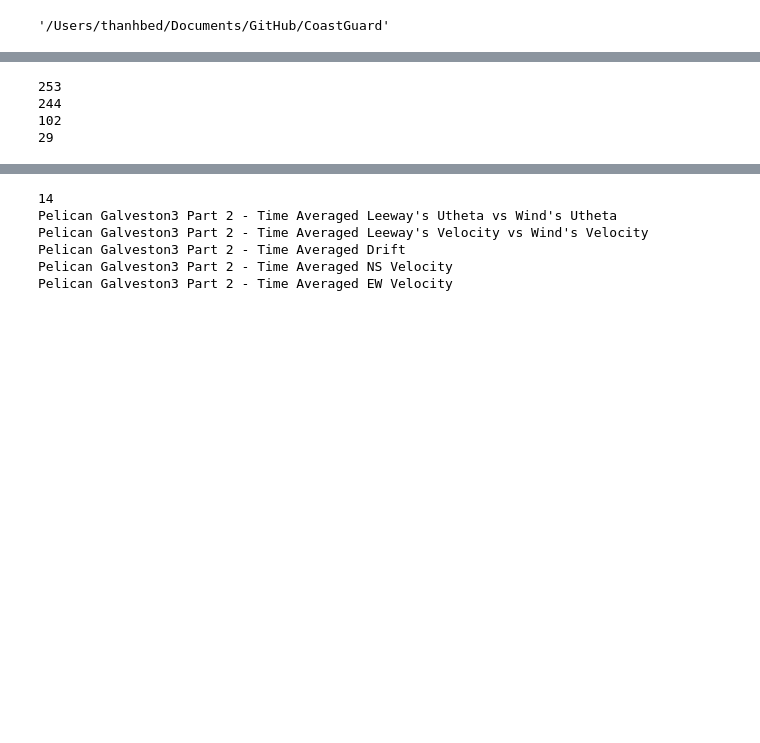
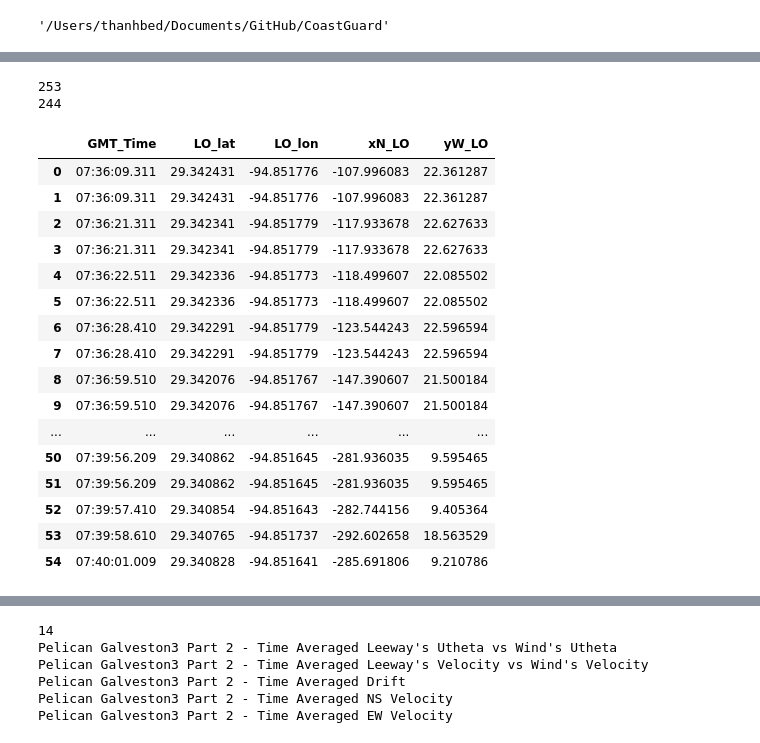
Before and after one commit to thanhtrant219/CoastGuard, a Jupyter notebook: CoastGuard_Data_Main.ipynb, the cells around one changed output, grey strips where cells are left out. Cells and saved outputs as stored; diff of their text form; code cells hidden in the pictures; blank space fills up the shorter version.

```diff
--- a/CoastGuard_Data_Main.ipynb
+++ b/CoastGuard_Data_Main.ipynb
@@ -145,20 +168,36 @@ def compare_plot(y1,y2,name,ylabel,label1,label2):
 # %%
 Wdf = pd.read_csv("./Data/wind_data_processed.csv")
 
 df =pd.read_excel("./Data/Leeway_Est_Separated_Images_GV3_Part_2/Mannequin_Time_lat_lon_xN_yW (GV3_P2_MS1).xlsx")
 Mdf1 = wind_data(df,Wdf)
 
 df =pd.read_excel("./Data/Leeway_Est_Separated_Images_GV3_Part_2/Mannequin_Time_lat_lon_xN_yW (GV3_P2_MS2).xlsx")
 Mdf2 = wind_data(df,Wdf)
 
 
-df =pd.read_excel("./Data/Leeway_Est_Separated_Images_GV3_Part_2/Pelican_Time_lat_lon_xN_yW (GV3_P2_MS1).xlsx")
-Pdf1 = wind_data(df,Wdf)
+df1 =pd.read_excel("./Data/Leeway_Est_Separated_Images_GV3_Part_2/Pelican_Time_lat_lon_xN_yW (GV3_P2_MS1).xlsx")
+# Pdf1 = wind_data(df,Wdf)
 
-df =pd.read_excel("./Data/Leeway_Est_Separated_Images_GV3_Part_2/Pelican_Time_lat_lon_xN_yW (GV3_P2_MS2).xlsx")
-Pdf2 = wind_data(df,Wdf)
+df2 =pd.read_excel("./Data/Leeway_Est_Separated_Images_GV3_Part_2/Pelican_Time_lat_lon_xN_yW (GV3_P2_MS2).xlsx")
+# Pdf2 = wind_data(df,Wdf)
+df
 # %% [output]
 253
 244
-102
-29
+|  | GMT_Time | LO_lat | LO_lon | xN_LO | yW_LO |
+| 0 | 07:36:09.311 | 29.342431 | -94.851776 | -107.996083 | 22.361287 |
+| 1 | 07:36:09.311 | 29.342431 | -94.851776 | -107.996083 | 22.361287 |
+| 2 | 07:36:21.311 | 29.342341 | -94.851779 | -117.933678 | 22.627633 |
+| 3 | 07:36:21.311 | 29.342341 | -94.851779 | -117.933678 | 22.627633 |
+| 4 | 07:36:22.511 | 29.342336 | -94.851773 | -118.499607 | 22.085502 |
+| 5 | 07:36:22.511 | 29.342336 | -94.851773 | -118.499607 | 22.085502 |
+| 6 | 07:36:28.410 | 29.342291 | -94.851779 | -123.544243 | 22.596594 |
+| 7 | 07:36:28.410 | 29.342291 | -94.851779 | -123.544243 | 22.596594 |
+| 8 | 07:36:59.510 | 29.342076 | -94.851767 | -147.390607 | 21.500184 |
+| 9 | 07:36:59.510 | 29.342076 | -94.851767 | -147.390607 | 21.500184 |
+| ... | ... | ... | ... | ... | ... |
+| 50 | 07:39:56.209 | 29.340862 | -94.851645 | -281.936035 | 9.595465 |
+| 51 | 07:39:56.209 | 29.340862 | -94.851645 | -281.936035 | 9.595465 |
+| 52 | 07:39:57.410 | 29.340854 | -94.851643 | -282.744156 | 9.405364 |
+| 53 | 07:39:58.610 | 29.340765 | -94.851737 | -292.602658 | 18.563529 |
+| 54 | 07:40:01.009 | 29.340828 | -94.851641 | -285.691806 | 9.210786 |
```
Also changed, not shown: parts of 3 cells of this notebook, 1 other file.
